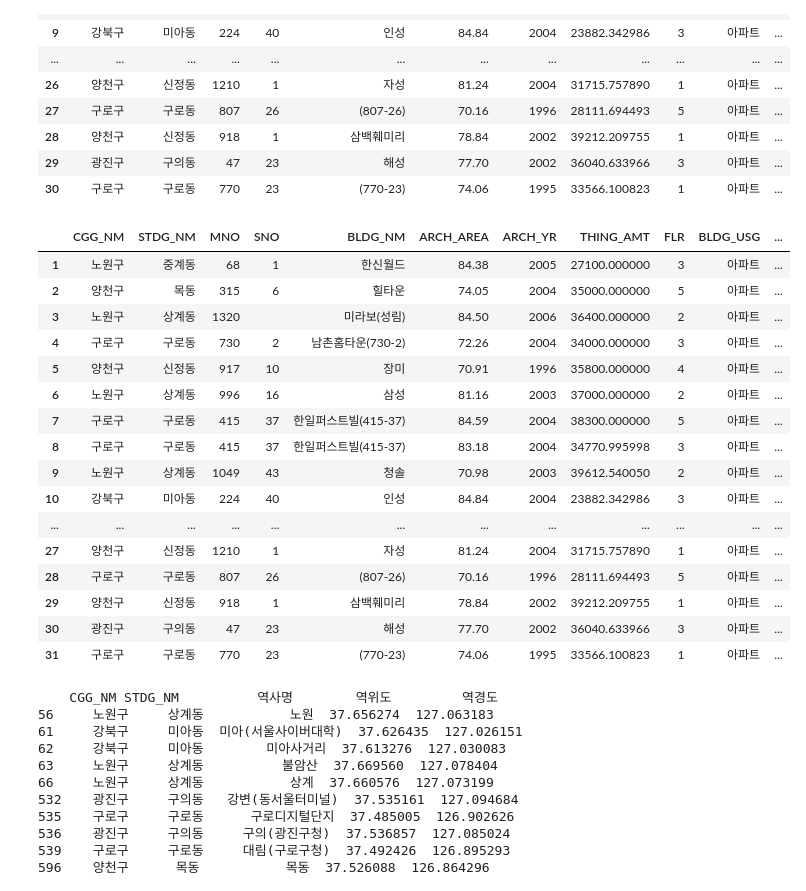
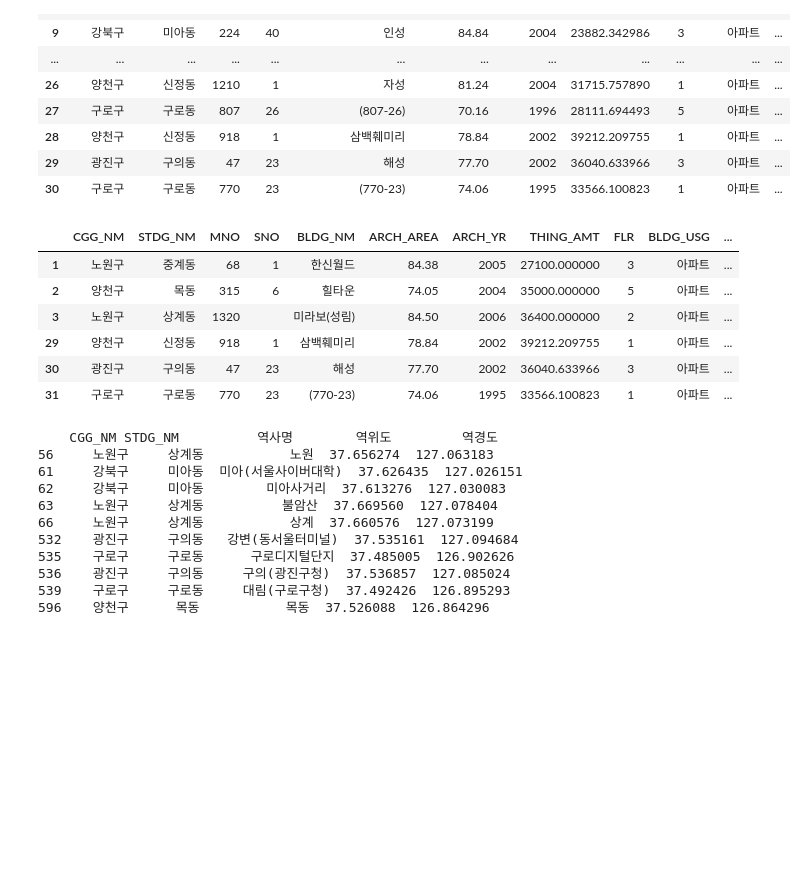
Before and after one commit to vlftmd6008/sp_basicproject1231, a Jupyter notebook: basicpro.ipynb, the cells around one changed output. Saved outputs shown, nothing was run; the diff lists cells and outputs as text; code cells hidden in the pictures; blank space fills up the shorter version.

```diff
--- a/basicpro.ipynb
+++ b/basicpro.ipynb
@@ -491,3 +491,7 @@ top10
 | 161 | 노원구 | 중계동 | 0.177573 |
 | 149 | 강북구 | 미아동 | 0.164938 |
 | 118 | 광진구 | 구의동 | 0.161837 |
+# %%
+top10.reset_index(drop=True, inplace=True)
+top10.index = range(1, len(top10) + 1)
+top10
@@ -522,22 +538,13 @@ filtered_real_estate
 # %%
 filtered_real_estate.reset_index(drop=True, inplace=True)
 filtered_real_estate.index = range(1, len(filtered_real_estate) + 1)
-filtered_real_estate
+preview = pd.concat([filtered_real_estate.head(3), filtered_real_estate.tail(3)])
+preview
 # %% [output]
 |  | CGG_NM | STDG_NM | MNO | SNO | BLDG_NM | ARCH_AREA | ARCH_YR | THING_AMT | FLR | BLDG_USG | ... |
 | 1 | 노원구 | 중계동 | 68 | 1 | 한신월드 | 84.38 | 2005 | 27100.000000 | 3 | 아파트 | ... |
 | 2 | 양천구 | 목동 | 315 | 6 | 힐타운 | 74.05 | 2004 | 35000.000000 | 5 | 아파트 | ... |
 | 3 | 노원구 | 상계동 | 1320 |  | 미라보(성림) | 84.50 | 2006 | 36400.000000 | 2 | 아파트 | ... |
-| 4 | 구로구 | 구로동 | 730 | 2 | 남촌홈타운(730-2) | 72.26 | 2004 | 34000.000000 | 3 | 아파트 | ... |
-| 5 | 양천구 | 신정동 | 917 | 10 | 장미 | 70.91 | 1996 | 35800.000000 | 4 | 아파트 | ... |
-| 6 | 노원구 | 상계동 | 996 | 16 | 삼성 | 81.16 | 2003 | 37000.000000 | 2 | 아파트 | ... |
-| 7 | 구로구 | 구로동 | 415 | 37 | 한일퍼스트빌(415-37) | 84.59 | 2004 | 38300.000000 | 5 | 아파트 | ... |
-| 8 | 구로구 | 구로동 | 415 | 37 | 한일퍼스트빌(415-37) | 83.18 | 2004 | 34770.995998 | 3 | 아파트 | ... |
-| 9 | 노원구 | 상계동 | 1049 | 43 | 청솔 | 70.98 | 2003 | 39612.540050 | 2 | 아파트 | ... |
-| 10 | 강북구 | 미아동 | 224 | 40 | 인성 | 84.84 | 2004 | 23882.342986 | 3 | 아파트 | ... |
-| ... | ... | ... | ... | ... | ... | ... | ... | ... | ... | ... | ... |
-| 27 | 양천구 | 신정동 | 1210 | 1 | 자성 | 81.24 | 2004 | 31715.757890 | 1 | 아파트 | ... |
-| 28 | 구로구 | 구로동 | 807 | 26 | (807-26) | 70.16 | 1996 | 28111.694493 | 5 | 아파트 | ... |
 | 29 | 양천구 | 신정동 | 918 | 1 | 삼백훼미리 | 78.84 | 2002 | 39212.209755 | 1 | 아파트 | ... |
 | 30 | 광진구 | 구의동 | 47 | 23 | 해성 | 77.70 | 2002 | 36040.633966 | 3 | 아파트 | ... |
 | 31 | 구로구 | 구로동 | 770 | 23 | (770-23) | 74.06 | 1995 | 33566.100823 | 1 | 아파트 | ... |
```
Also changed, not shown: parts of 1 cell of this notebook.
